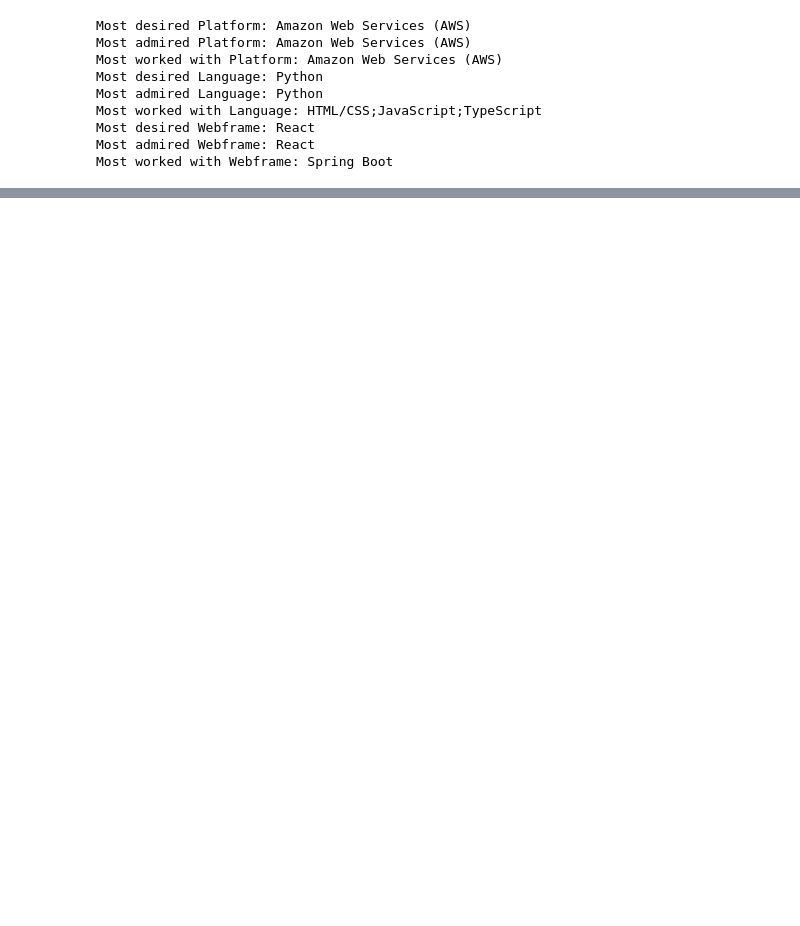
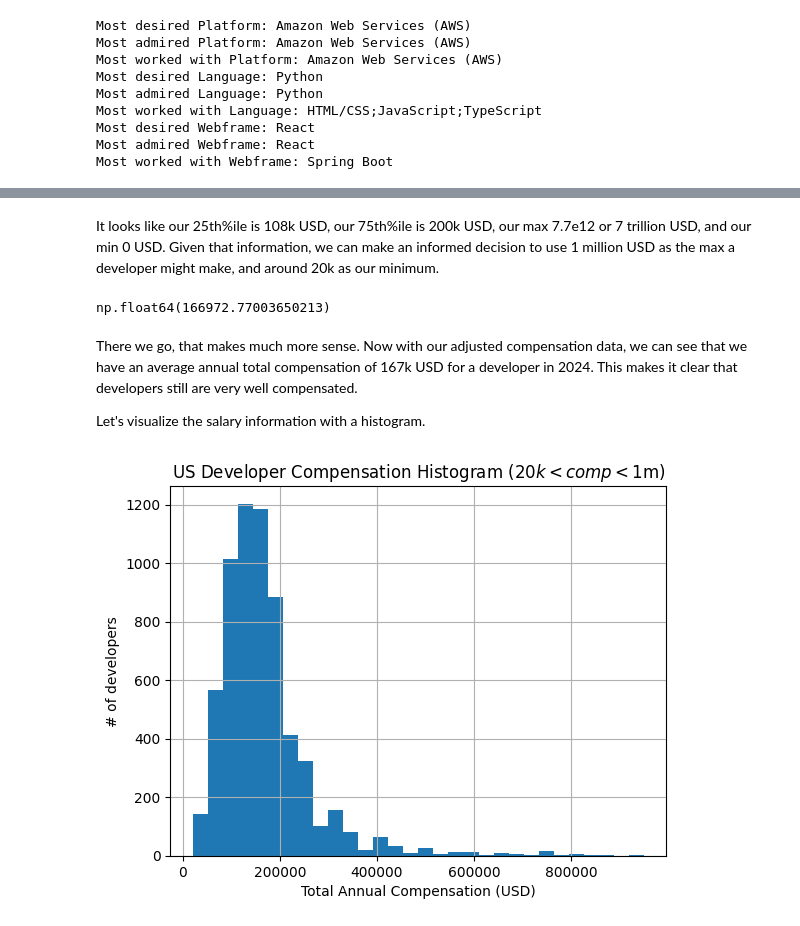
Before and after one commit to AydenGarza/dsci235-final-project, a Jupyter notebook: project.ipynb, the cells around one changed output, grey strips where cells are left out. Cells and saved outputs as stored; diff of their text form; code cells hidden in the pictures; blank space fills up the shorter version.

```diff
--- a/project.ipynb
+++ b/project.ipynb
@@ -200,0 +251,3 @@ Most worked with Webframe: Spring Boot
+# %%
+econ_df = df[df['Country'].str.contains("United States")]
+econ_df.shape
@@ -200,0 +282,3 @@ Most worked with Webframe: Spring Boot
+# %%
+comp_df = econ_df['CompTotal']
+comp_df.describe()
@@ -200,0 +295,21 @@ Most worked with Webframe: Spring Boot
+# %% [markdown]
+It looks like our 25th%ile is 108k USD, our 75th%ile is 200k USD, our max 7.7e12 or 7 trillion USD, and our min 0 USD. Given that information, we can make an informed decision to use 1 million USD as the max a developer might make, and around 20k as our minimum.
+# %%
+comp_df = comp_df[(comp_df > 20000) & (comp_df < 1000000)]
+comp_df.mean()
+# %% [output]
+np.float64(166972.77003650213)
+# %% [markdown]
+There we go, that makes much more sense. Now with our adjusted compensation data, we can see that we have an average annual total compensation of 167k USD for a developer in 2024. This makes it clear that developers still are very well compensated.
+
+Let's visualize the salary information with a histogram.
+# %%
+import matplotlib.pyplot as plt
+
+comp_df.hist(bins=30)
+plt.title("US Developer Compensation Histogram ($20k < comp < $1m)")
+plt.xlabel("Total Annual Compensation (USD)")
+plt.ylabel("# of developers")
+plt.show()
+# %% [output]
+[figure, added]
```
Also changed, not shown: parts of 25 cells of this notebook.
